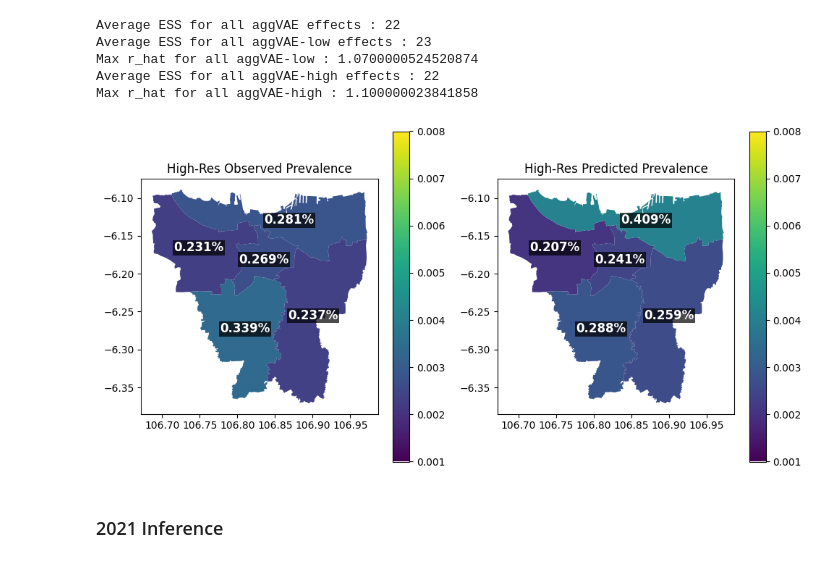
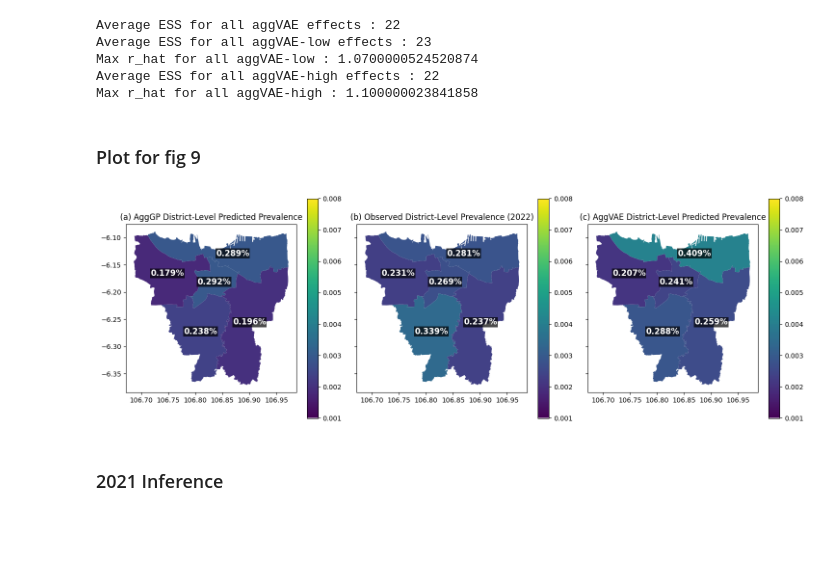
Before and after one commit to jeswid/DSE_FYP, a Jupyter notebook: src/aggVAE MCMC Inference.ipynb, the cells around one changed output. Drawn from its saved outputs; the diff is of its cells as text; code cells hidden in the pictures; blank space fills up the shorter version.

```diff
--- a/src/aggVAE MCMC Inference.ipynb
+++ b/src/aggVAE MCMC Inference.ipynb
@@ -201,15 +220,16 @@ plt.show()
 ### 2022 Inference
 # %%
 df_2022 = pd.read_csv("../data/processed/df_hi_jkt_2022_aggVAE_preds.csv")
+df_2022_gp = pd.read_csv("../data/processed/df_hi_jkt_w_pred_2022.csv")
 # %%
-import geopandas as gpd
-from shapely import wkt
-
 # If your CSV has a 'geometry' column in WKT format (i.e., POLYGON (...) as string)
 df_2022['geometry'] = df_2022['geometry'].apply(wkt.loads)
+# If your CSV has a 'geometry' column in WKT format (i.e., POLYGON (...) as string)
+df_2022_gp['geometry'] = df_2022_gp['geometry'].apply(wkt.loads)
 
 # Convert to GeoDataFrame
 gdf_2022 = gpd.GeoDataFrame(df_2022, geometry='geometry', crs="EPSG:4326")
+gdf_2022_gp = gpd.GeoDataFrame(df_2022_gp, geometry='geometry', crs="EPSG:4326")
 # %%
 # creating  posterior predictive
 rng_key_pr, rng_key_po = random.split(random.PRNGKey(4))
@@ -255,14 +275,21 @@ Average ESS for all aggVAE-low effects : 23
 Max r_hat for all aggVAE-low : 1.0700000524520874
 Average ESS for all aggVAE-high effects : 22
 Max r_hat for all aggVAE-high : 1.100000023841858
+# %% [markdown]
+### Plot for fig 9
 # %%
-fig, ax = plt.subplots(1, 2, figsize=(10, 5))
-plot_incidence_map(gdf_2022, ax = ax[0], title = "High-Res Observed Prevalence")
-plot_incidence_map(gdf_2022, plot_col = 'pred_cases', ax = ax[1], title = "High-Res Predicted Prevalence")
+fig, axes = plt.subplots(1, 3, figsize=(15, 5), sharex=True, sharey=True)
+
+# Plot maps in desired order: AggGP, Observed, AggVAE
+plot_incidence_map(gdf_2022_gp, plot_col='pred_cases', ax=axes[0], title="(a) AggGP District-Level Predicted Prevalence")
+plot_incidence_map(gdf_2022, ax=axes[1], title="(b) Observed District-Level Prevalence (2022)")
+plot_incidence_map(gdf_2022, plot_col='pred_cases', ax=axes[2], title="(c) AggVAE District-Level Predicted Prevalence")
+
+# Optimize layout
 plt.tight_layout()
 plt.show()
 # %% [output]
-[figure, old version]
+[figure, new version]
 # %% [markdown]
 ### 2021 Inference
 # %%
```
Also changed, not shown: parts of 19 cells of this notebook, 56 other files.
